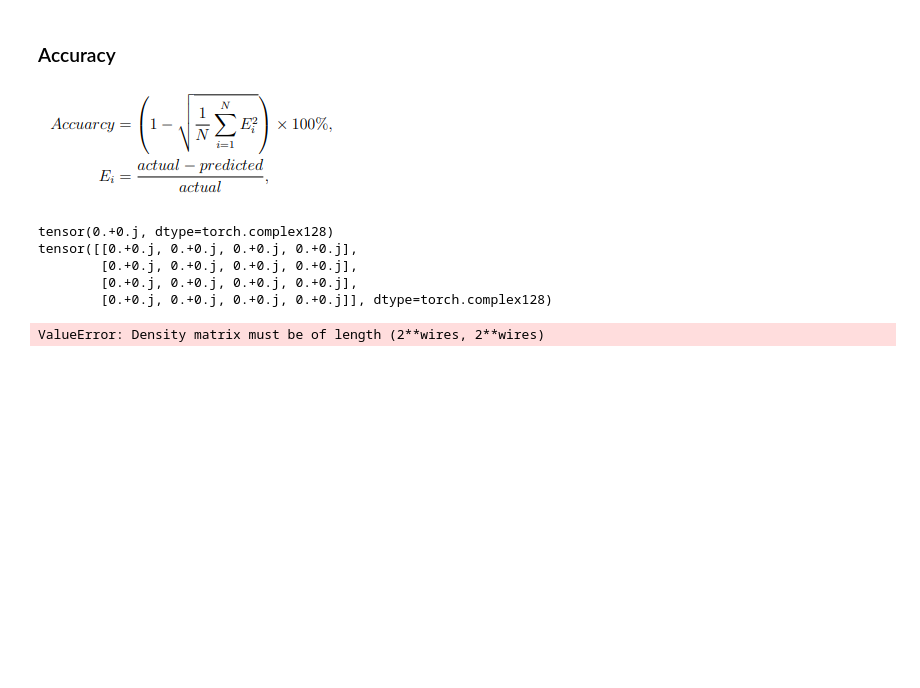
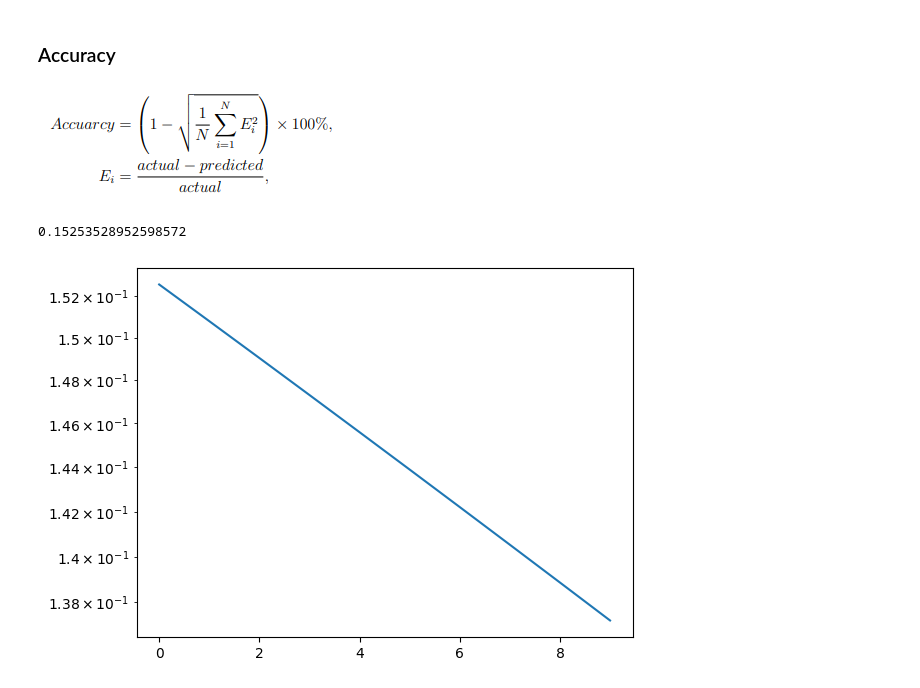
Before and after one commit to kikigogo9/aQa-QRNN, a Jupyter notebook: qRNN.ipynb, the cells around one changed output. Cells and saved outputs as stored; diff of their text form; code cells hidden in the pictures; blank space fills up the shorter version.

```diff
--- a/qRNN.ipynb
+++ b/qRNN.ipynb
@@ -125,52 +96,34 @@ def cost(weights, rotations, X, density_matrix):
 # %%
 
 train, test = dill.load(open('temperature_processed.pkl', 'rb'))
 train, test = train[:500], test[:500]
 
 optimizer = Adam([weights, rotations], lr=0.001)
 
-### Prepare state with all zeros ex. |0000>
-zero_state = 1/2 * (I + X)
-one_state = 1/2 * (I - X)
-
-density_matrix = torch.kron(zero_state, one_state)
-for _ in range(wires-2):
-  density_matrix = torch.kron(density_matrix, zero_state)
-
 loss_history = []
-
-print(measure_ZZ(density_matrix))
-print(project_density_matrix(density_matrix))
-
 
 
 def closure():
-    batch = random.choices(train, k=batch_size)
     optimizer.zero_grad()
-    loss = cost(weights, rotations, batch, density_matrix)
+    loss = cost(weights, rotations, train)
     loss.backward()
 
     return loss
 
 loss_history = []
 for i in tqdm(range(epoch)):
   loss = optimizer.step(closure)
   loss_history.append(loss.item())
 
   if i % 500 == 0:
     print(loss.item())
 
 dill.dump((weights, rotations), open('params.pkl', 'wb'))
 
 plt.plot(loss_history)
-plt.yscale('log')
 plt.show()
 # %% [output]
-tensor(0.+0.j, dtype=torch.complex128)
-tensor([[0.+0.j, 0.+0.j, 0.+0.j, 0.+0.j],
-        [0.+0.j, 0.+0.j, 0.+0.j, 0.+0.j],
-        [0.+0.j, 0.+0.j, 0.+0.j, 0.+0.j],
-        [0.+0.j, 0.+0.j, 0.+0.j, 0.+0.j]], dtype=torch.complex128)
+0.15253528952598572
-ValueError: Density matrix must be of length (2**wires, 2**wires)
+[figure, added]
 # %%
 ### Show example
```
Also changed, not shown: parts of 4 cells of this notebook, 2 other files.
